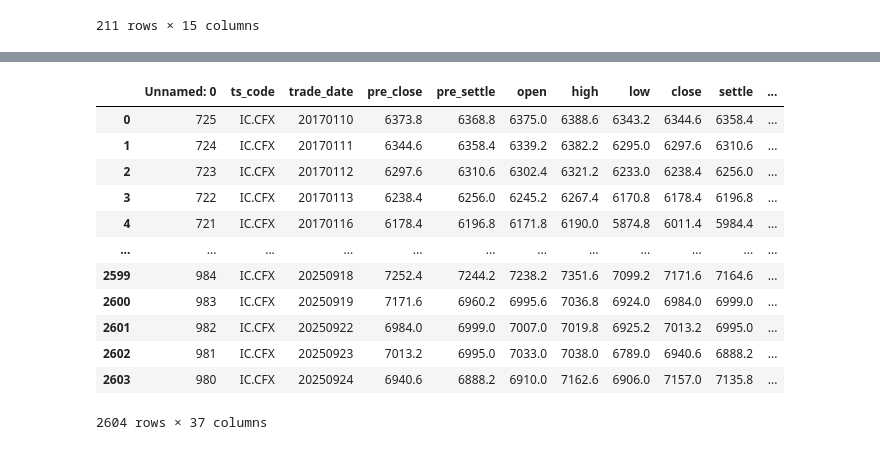
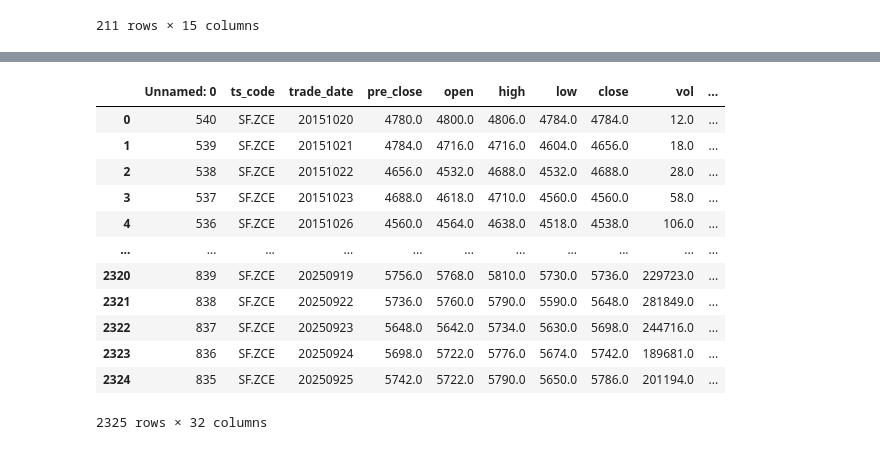
Before and after one commit to FerdinandEoverm/Index_Future_Prediction, a Jupyter notebook: data/3d_data.ipynb, the cells around one changed output, grey strips where cells are left out. Drawn from its saved outputs; the diff is of its cells as text; code cells hidden in the pictures.

```diff
--- a/data/3d_data.ipynb
+++ b/data/3d_data.ipynb
@@ -268,17 +283,17 @@ CF.ZCE 2604
 # %%
-data = pd.read_csv('IC.CFX.csv')
+data = pd.read_csv('data/SF.ZCE.csv')
 data
 # %% [output]
-|  | Unnamed: 0 | ts_code | trade_date | pre_close | pre_settle | open | high | low | close | settle | ... |
-| 0 | 725 | IC.CFX | 20170110 | 6373.8 | 6368.8 | 6375.0 | 6388.6 | 6343.2 | 6344.6 | 6358.4 | ... |
-| 1 | 724 | IC.CFX | 20170111 | 6344.6 | 6358.4 | 6339.2 | 6382.2 | 6295.0 | 6297.6 | 6310.6 | ... |
-| 2 | 723 | IC.CFX | 20170112 | 6297.6 | 6310.6 | 6302.4 | 6321.2 | 6233.0 | 6238.4 | 6256.0 | ... |
-| 3 | 722 | IC.CFX | 20170113 | 6238.4 | 6256.0 | 6245.2 | 6267.4 | 6170.8 | 6178.4 | 6196.8 | ... |
-| 4 | 721 | IC.CFX | 20170116 | 6178.4 | 6196.8 | 6171.8 | 6190.0 | 5874.8 | 6011.4 | 5984.4 | ... |
-| ... | ... | ... | ... | ... | ... | ... | ... | ... | ... | ... | ... |
-| 2599 | 984 | IC.CFX | 20250918 | 7252.4 | 7244.2 | 7238.2 | 7351.6 | 7099.2 | 7171.6 | 7164.6 | ... |
-| 2600 | 983 | IC.CFX | 20250919 | 7171.6 | 6960.2 | 6995.6 | 7036.8 | 6924.0 | 6984.0 | 6999.0 | ... |
-| 2601 | 982 | IC.CFX | 20250922 | 6984.0 | 6999.0 | 7007.0 | 7019.8 | 6925.2 | 7013.2 | 6995.0 | ... |
-| 2602 | 981 | IC.CFX | 20250923 | 7013.2 | 6995.0 | 7033.0 | 7038.0 | 6789.0 | 6940.6 | 6888.2 | ... |
-| 2603 | 980 | IC.CFX | 20250924 | 6940.6 | 6888.2 | 6910.0 | 7162.6 | 6906.0 | 7157.0 | 7135.8 | ... |
+|  | Unnamed: 0 | ts_code | trade_date | pre_close | open | high | low | close | vol | ... |
+| 0 | 540 | SF.ZCE | 20151020 | 4780.0 | 4800.0 | 4806.0 | 4784.0 | 4784.0 | 12.0 | ... |
+| 1 | 539 | SF.ZCE | 20151021 | 4784.0 | 4716.0 | 4716.0 | 4604.0 | 4656.0 | 18.0 | ... |
+| 2 | 538 | SF.ZCE | 20151022 | 4656.0 | 4532.0 | 4688.0 | 4532.0 | 4688.0 | 28.0 | ... |
+| 3 | 537 | SF.ZCE | 20151023 | 4688.0 | 4618.0 | 4710.0 | 4560.0 | 4560.0 | 58.0 | ... |
+| 4 | 536 | SF.ZCE | 20151026 | 4560.0 | 4564.0 | 4638.0 | 4518.0 | 4538.0 | 106.0 | ... |
+| ... | ... | ... | ... | ... | ... | ... | ... | ... | ... | ... |
+| 2320 | 839 | SF.ZCE | 20250919 | 5756.0 | 5768.0 | 5810.0 | 5730.0 | 5736.0 | 229723.0 | ... |
+| 2321 | 838 | SF.ZCE | 20250922 | 5736.0 | 5760.0 | 5790.0 | 5590.0 | 5648.0 | 281849.0 | ... |
+| 2322 | 837 | SF.ZCE | 20250923 | 5648.0 | 5642.0 | 5734.0 | 5630.0 | 5698.0 | 244716.0 | ... |
+| 2323 | 836 | SF.ZCE | 20250924 | 5698.0 | 5722.0 | 5776.0 | 5674.0 | 5742.0 | 189681.0 | ... |
+| 2324 | 835 | SF.ZCE | 20250925 | 5742.0 | 5722.0 | 5790.0 | 5650.0 | 5786.0 | 201194.0 | ... |
-2604 rows × 37 columns
+2325 rows × 32 columns
```
Also changed, not shown: parts of 19 cells of this notebook, 19 other files.
